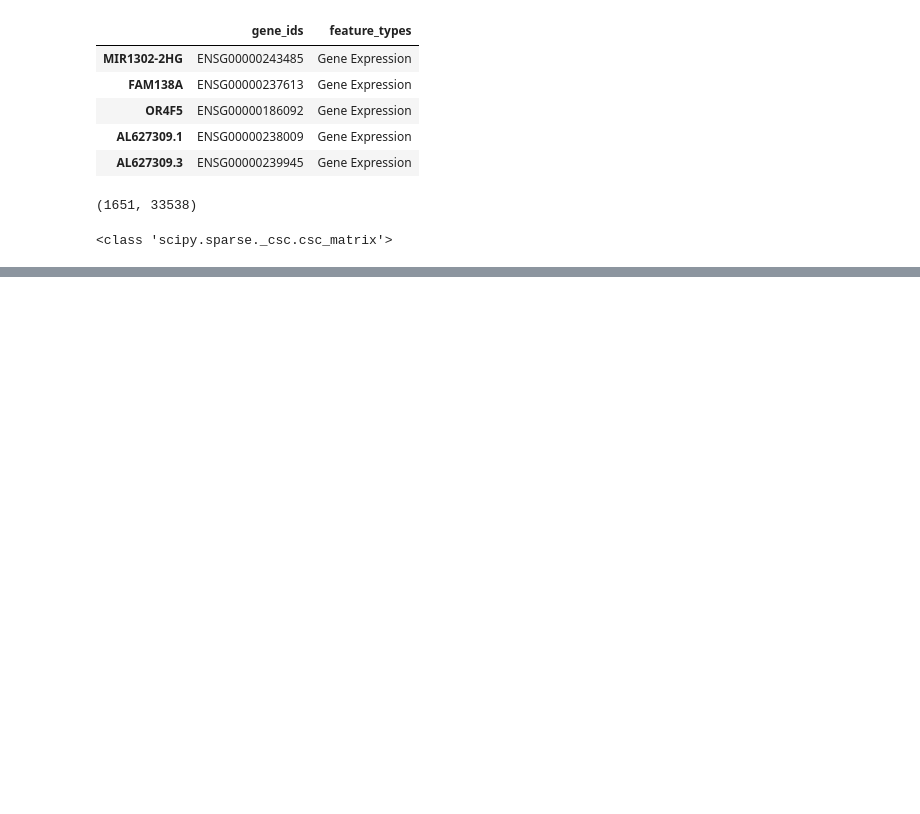
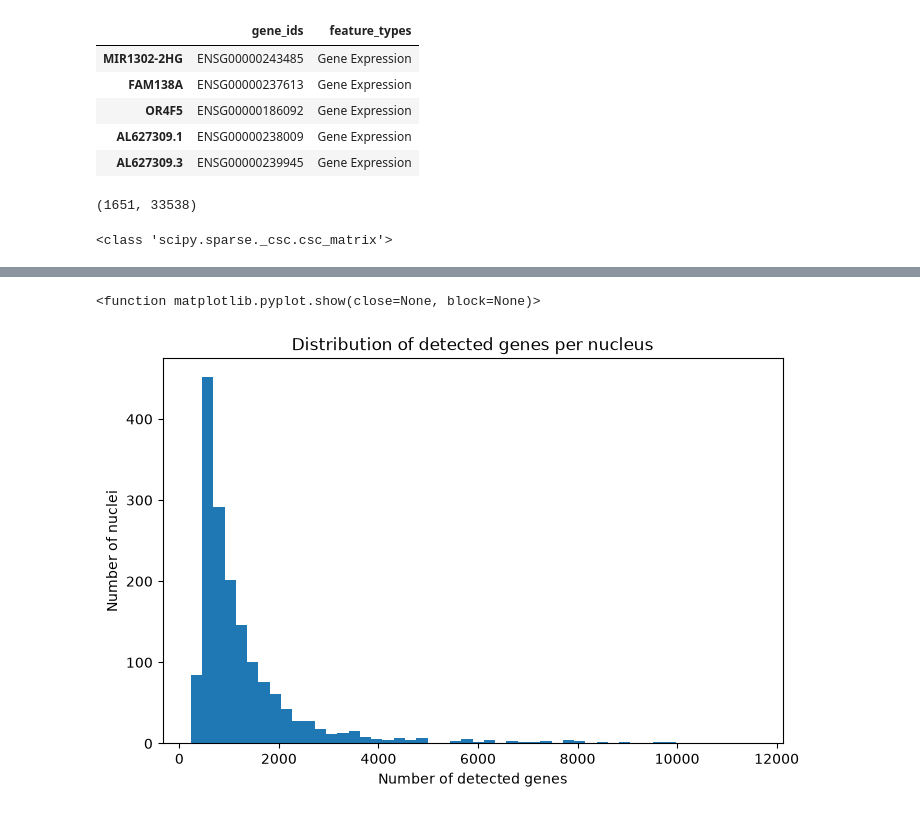
Before and after one commit to panmeng0614-arch/crc-bioai-transition, a Jupyter notebook: notebooks/crc_realdata_day1.ipynb, the cells around one changed output, grey strips where cells are left out. Cells and saved outputs as stored; diff of their text form; code cells hidden in the pictures; blank space fills up the shorter version.

Commit message:
Add CRC single-nucleus RNA-seq QC analysis

```diff
--- a/notebooks/crc_realdata_day1.ipynb
+++ b/notebooks/crc_realdata_day1.ipynb
@@ -55,3 +55,9 @@ print(adata.X.shape)
 print(type(adata.X))
 # %% [output]
 <class 'scipy.sparse._csc.csc_matrix'>
+# %%
+adata.obs["sample_id"] = "A001-C-007"
+adata.obs["donor_id"] = "A001"
+adata.obs["gross_pathology"] = "Adenocarcinoma"
+adata.obs["donor_disease_status"] = "FAP"
+adata.obs["condition"] = "CRC"
@@ -57,0 +118,18 @@ print(type(adata.X))
+# %%
+import matplotlib.pyplot as plt
+
+plt.figure(figsize=(8,5))
+
+plt.hist(
+    adata.obs["n_genes_by_counts"],
+    bins=50
+)
+
+plt.xlabel("Number of detected genes")
+plt.ylabel("Number of nuclei")
+plt.title("Distribution of detected genes per nucleus")
+
+plt.show
+# %% [output]
+<function matplotlib.pyplot.show(close=None, block=None)>
+[figure, added]
```
Also changed, not shown: parts of 7 cells of this notebook, 1 other file.
